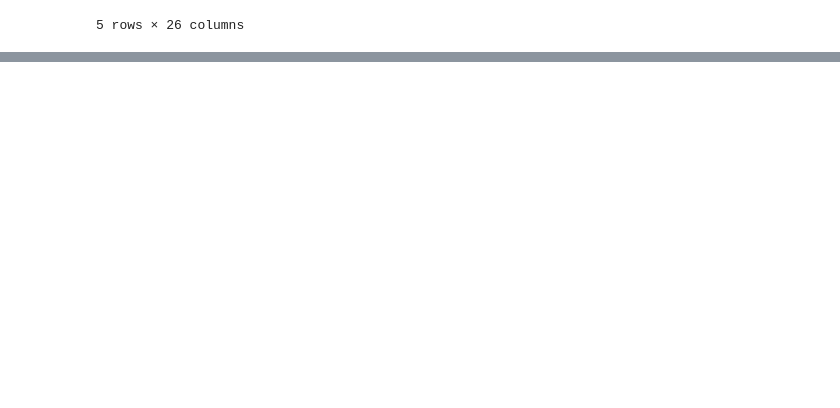
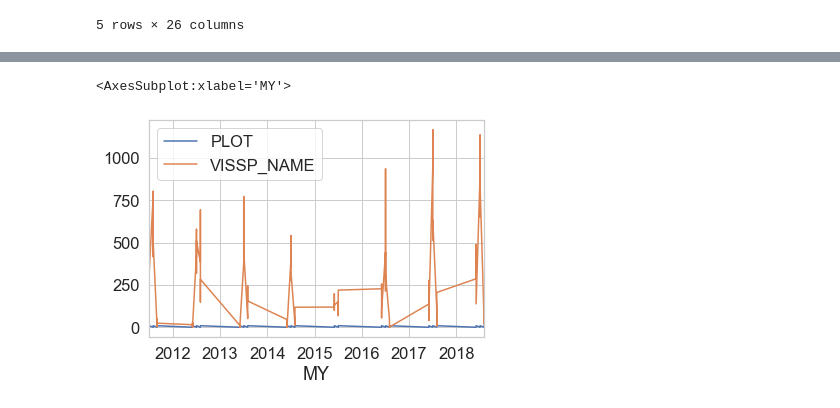
Before and after one commit to Emman-Lopez-Oso/DC200_GradProj, a Jupyter notebook: EDA.ipynb, the cells around one changed output, grey strips where cells are left out. Drawn from its saved outputs; the diff is of its cells as text; code cells hidden in the pictures; blank space fills up the shorter version.

```diff
--- a/EDA.ipynb
+++ b/EDA.ipynb
@@ -130,0 +128,4 @@ ValueError: Index contains duplicate entries, cannot reshape
+# %%
+df = plant_pollinator_1
+
+df['Date'] = pd.to_datetime(df['SAMPLEDATE'], format='%Y-%m-%d')
@@ -130,0 +166,6 @@ ValueError: Index contains duplicate entries, cannot reshape
+# %%
+df['DATETIME'] = pd.to_datetime(df['SAMPLEDATE'])
+
+df['MY'] = df['DATETIME'].dt.to_period('M')
+
+df
@@ -130,0 +186,6 @@ ValueError: Index contains duplicate entries, cannot reshape
+# %%
+result = df[['MY', 'PLOT', 'VISSP_NAME']].groupby(['MY', 'PLOT']).count()
+
+result = result.reset_index()
+# %%
+result = result.set_index('MY')
@@ -130,0 +233,5 @@ ValueError: Index contains duplicate entries, cannot reshape
+# %%
+result.plot()
+# %% [output]
+<AxesSubplot:xlabel='MY'>
+[figure, added]
```
Also changed, not shown: parts of 10 cells of this notebook.
